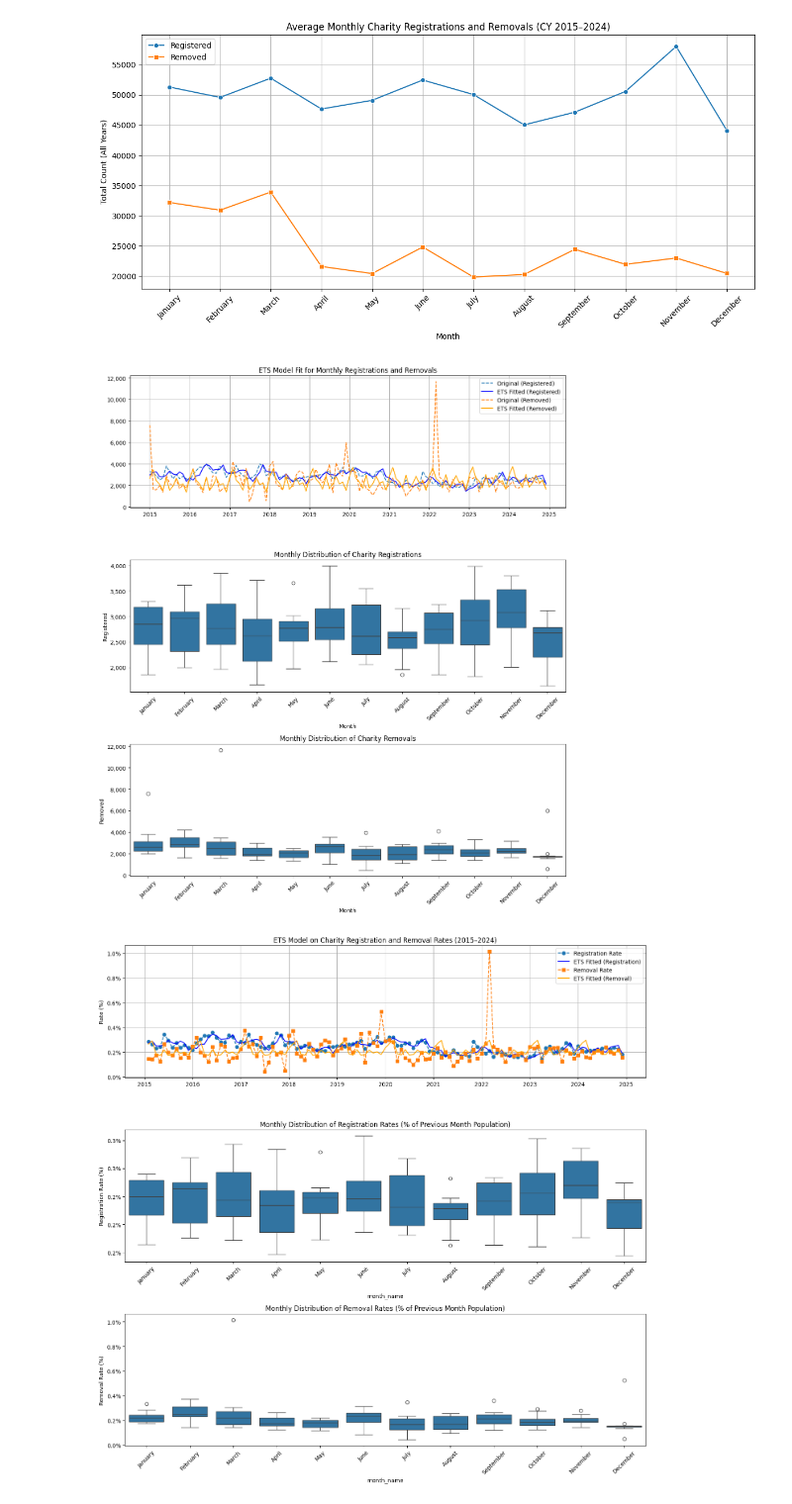
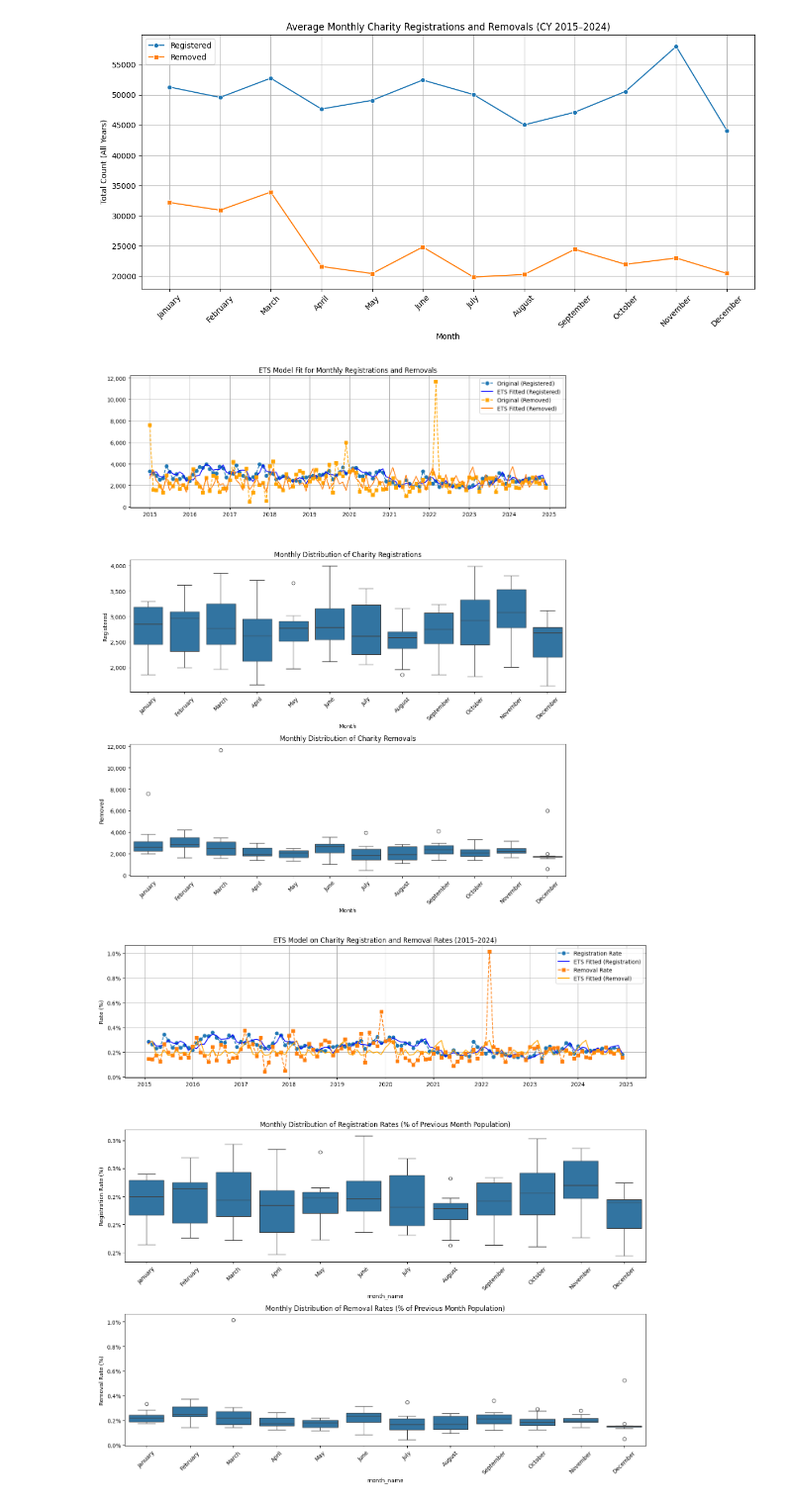
Before and after one commit to crystalyu917/The-Impact-of-Local-Council-Asset-Sales-on-Charity-Survival-in-England, a Jupyter notebook: src/analysis/raw_data_analysis.ipynb, the cells around one changed output. Shown at 99% size. Cells and saved outputs as stored; diff of their text form; code cells hidden in the pictures.

```diff
--- a/src/analysis/raw_data_analysis.ipynb
+++ b/src/analysis/raw_data_analysis.ipynb
@@ -426,37 +426,37 @@ registered_df['Month'] = registered_df['Date'].dt.month_name()
 
 # Ensure month order for boxplot
 month_order = ['January', 'February', 'March', 'April', 'May', 'June',
                'July', 'August', 'September', 'October', 'November', 'December']
 
 # Plot
 fig, axes = plt.subplots(3, 1, figsize=(12, 14), sharex=False)
 
 # ETS Model Trends
-axes[0].plot(registered_by_month.index, registered_by_month.values, linestyle='--', label='Original (Registered)')
+axes[0].plot(registered_by_month.index, registered_by_month.values, linestyle='--', marker='o', label='Original (Registered)')
 axes[0].plot(registered_by_month.index, ets_model_registered.fittedvalues, color='blue', label='ETS Fitted (Registered)')
-axes[0].plot(removed_by_month.index, removed_by_month.values, linestyle='--', label='Original (Removed)')
-axes[0].plot(removed_by_month.index, ets_model_removed.fittedvalues, color='orange', label='ETS Fitted (Removed)')
+axes[0].plot(removed_by_month.index, removed_by_month.values, linestyle='--', color = 'orange', marker='s', label='Original (Removed)')
+axes[0].plot(removed_by_month.index, ets_model_removed.fittedvalues, color='#ff7f0e', label='ETS Fitted (Removed)')
 axes[0].set_title('ETS Model Fit for Monthly Registrations and Removals')
 axes[0].legend()
 axes[0].grid(True)
 axes[0].yaxis.set_major_formatter(mticker.FuncFormatter(lambda x, _: f'{int(x):,}'))
 
 # Boxplot for Removals
 # Boxplot for Registrations
 sns.boxplot(data=registered_df, x='Month', y='Registered', order=month_order, ax=axes[1])
 axes[1].set_title('Monthly Distribution of Charity Registrations')
 axes[1].tick_params(axis='x', rotation=45)
 axes[1].yaxis.set_major_formatter(mticker.FuncFormatter(lambda x, _: f'{int(x):,}'))
 
 sns.boxplot(data=removed_df, x='Month', y='Removed', order=month_order, ax=axes[2])
 axes[2].set_title('Monthly Distribution of Charity Removals')
 axes[2].tick_params(axis='x', rotation=45)
 axes[2].yaxis.set_major_formatter(mticker.FuncFormatter(lambda x, _: f'{int(x):,}'))
 
 plt.tight_layout()
 plt.show()
 # %% [output]
-[figure, old version]
+[figure, new version]
 # %%
 # --- ETS model on registration/removal rate ---
 # Drop NA from beginning (due to shift)
```
Also changed, not shown: parts of 1 cell of this notebook.
